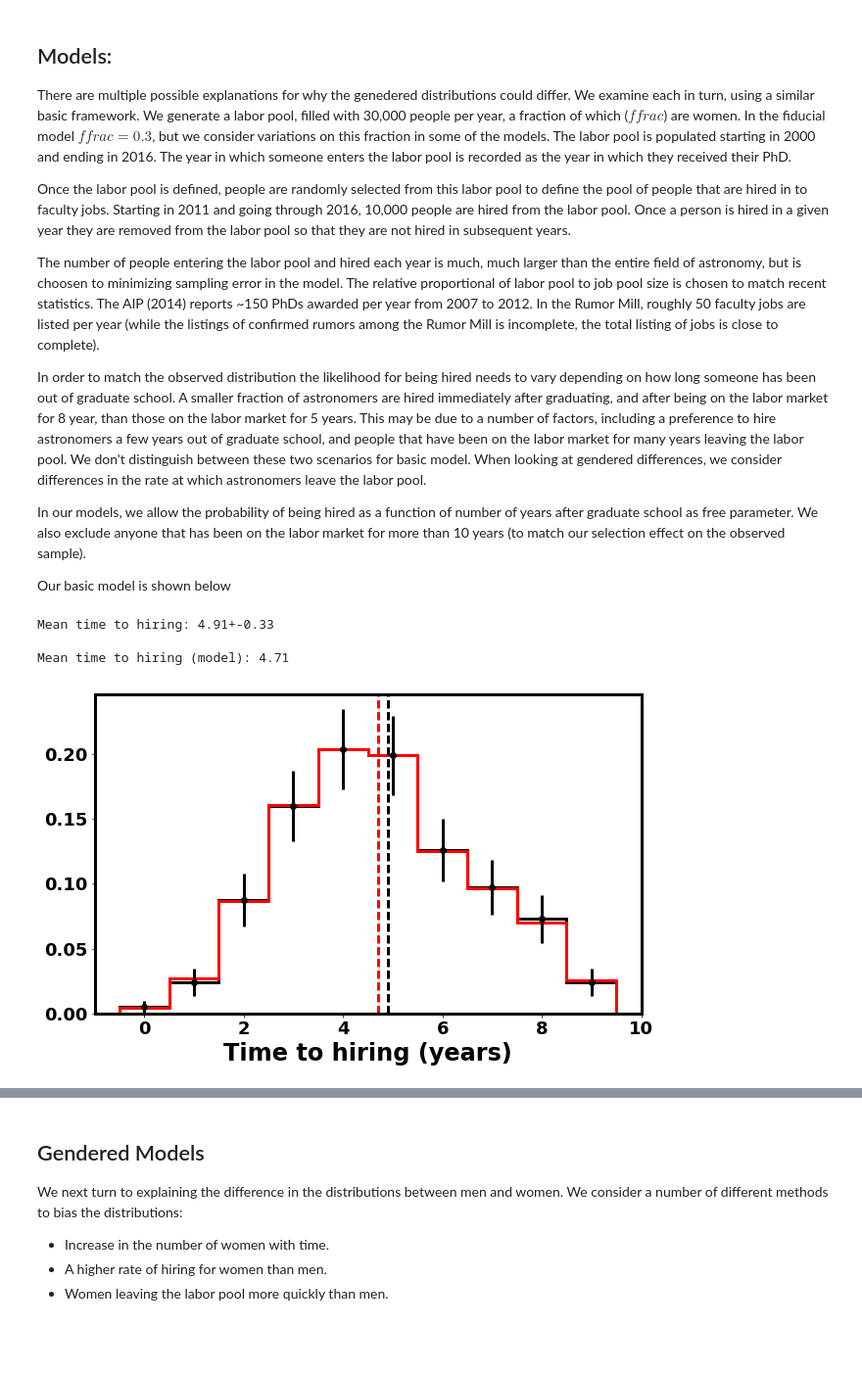
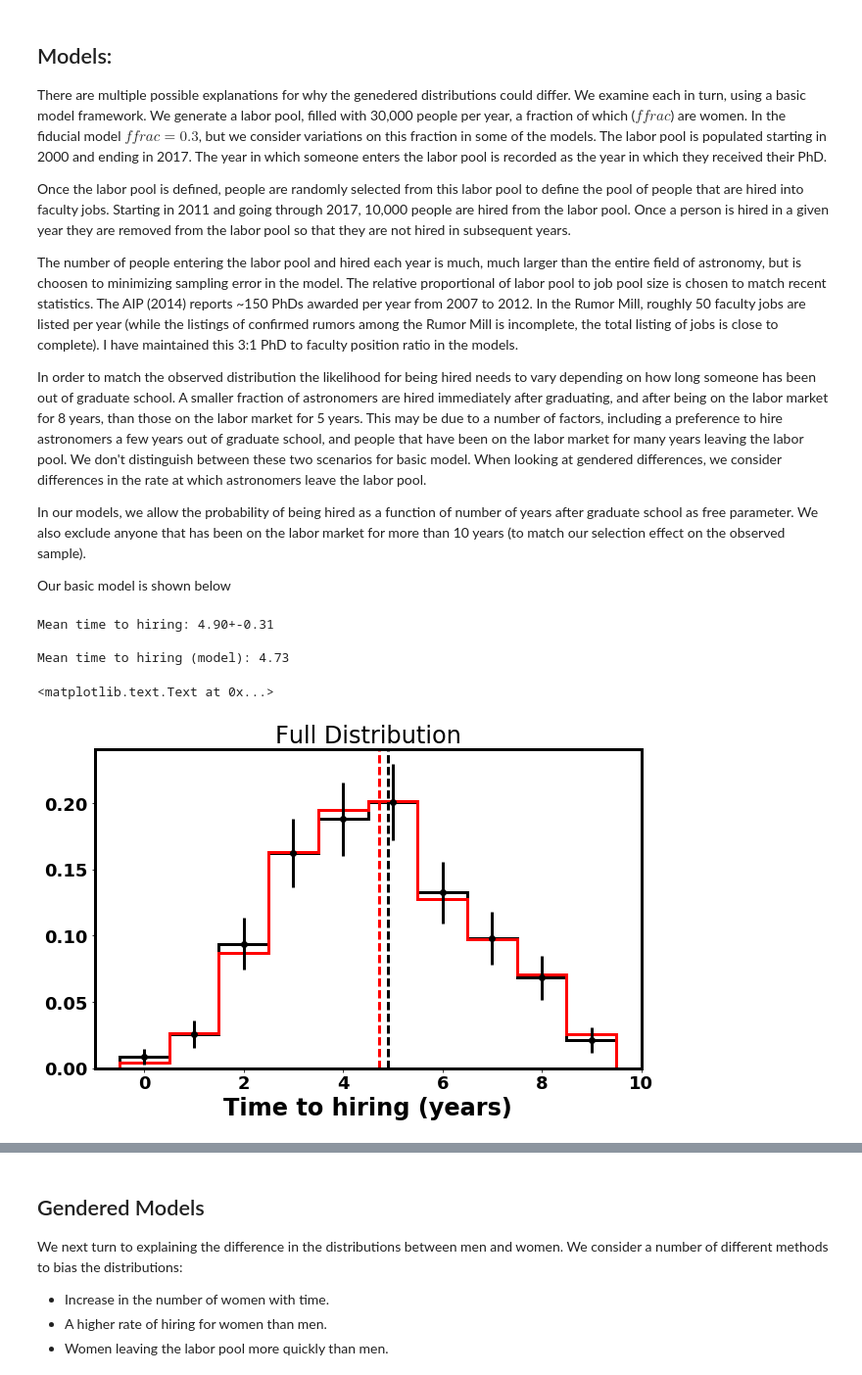
Before and after one commit to kevin-flaherty/hiring_distro, a Jupyter notebook: hiring_demo.ipynb, the cells around one changed output, grey strips where cells are left out. Shown: that part at 98% size. Drawn from its saved outputs; the diff is of its cells as text; code cells hidden in the pictures; blank space fills up the shorter version.

Commit message:
Updated jupyter notebook to the recent statistics

```diff
--- a/hiring_demo.ipynb
+++ b/hiring_demo.ipynb
@@ -38,22 +38,24 @@ There is a significant difference in the gendered distributions. Women are hired
 # %% [markdown]
 ## Models:
 
-There are multiple possible explanations for why the genedered distributions could differ. We examine each in turn, using a similar basic framework. We generate a labor pool, filled with 30,000 people per year, a fraction of which ($ffrac$) are women. In the fiducial model $ffrac=0.3$, but we consider variations on this fraction in some of the models. The labor pool is populated starting in 2000 and ending in 2016. The year in which someone enters the labor pool is recorded as the year in which they received their PhD.
+There are multiple possible explanations for why the genedered distributions could differ. We examine each in turn, using a basic model framework. We generate a labor pool, filled with 30,000 people per year, a fraction of which ($ffrac$) are women. In the fiducial model $ffrac=0.3$, but we consider variations on this fraction in some of the models. The labor pool is populated starting in 2000 and ending in 2017. The year in which someone enters the labor pool is recorded as the year in which they received their PhD.
 
-Once the labor pool is defined, people are randomly selected from this labor pool to define the pool of people that are hired in to faculty jobs. Starting in 2011 and going through 2016, 10,000 people are hired from the labor pool. Once a person is hired in a given year they are removed from the labor pool so that they are not hired in subsequent years.
+Once the labor pool is defined, people are randomly selected from this labor pool to define the pool of people that are hired into faculty jobs. Starting in 2011 and going through 2017, 10,000 people are hired from the labor pool. Once a person is hired in a given year they are removed from the labor pool so that they are not hired in subsequent years.
 
-The number of people entering the labor pool and hired each year is much, much larger than the entire field of astronomy, but is choosen to minimizing sampling error in the model. The relative proportional of labor pool to job pool size is chosen to match recent statistics. The AIP (2014) reports ~150 PhDs awarded per year from 2007 to 2012. In the Rumor Mill, roughly 50 faculty jobs are listed per year (while the listings of confirmed rumors among the Rumor Mill is incomplete, the total listing of jobs is close to complete).
+The number of people entering the labor pool and hired each year is much, much larger than the entire field of astronomy, but is choosen to minimizing sampling error in the model. The relative proportional of labor pool to job pool size is chosen to match recent statistics. The AIP (2014) reports ~150 PhDs awarded per year from 2007 to 2012. In the Rumor Mill, roughly 50 faculty jobs are listed per year (while the listings of confirmed rumors among the Rumor Mill is incomplete, the total listing of jobs is close to complete). I have maintained this 3:1 PhD to faculty position ratio in the models.
 
-In order to match the observed distribution the likelihood for being hired needs to vary depending on how long someone has been out of graduate school. A smaller fraction of astronomers are hired immediately after graduating, and after being on the labor market for 8 year, than those on the labor market for 5 years. This may be due to a number of factors, including a preference to hire astronomers a few years out of graduate school, and people that have been on the labor market for many years leaving the labor pool. We don't distinguish between these two scenarios for basic model. When looking at gendered differences, we consider differences in the rate at which astronomers leave the labor pool.
+In order to match the observed distribution the likelihood for being hired needs to vary depending on how long someone has been out of graduate school. A smaller fraction of astronomers are hired immediately after graduating, and after being on the labor market for 8 years, than those on the labor market for 5 years. This may be due to a number of factors, including a preference to hire astronomers a few years out of graduate school, and people that have been on the labor market for many years leaving the labor pool. We don't distinguish between these two scenarios for basic model. When looking at gendered differences, we consider differences in the rate at which astronomers leave the labor pool.
 
 In our models, we allow the probability of being hired as a function of number of years after graduate school as free parameter. We also exclude anyone that has been on the labor market for more than 10 years (to match our selection effect on the observed sample).
 
 Our basic model is shown below
 # %%
-basic_model(success=[.01,.06,.2,.4,.56,.60,.4,.3,.21,.07])
+basic_model(success=[.01,.06,.2,.4,.53,.60,.4,.3,.21,.07])
+plt.title('Full Distribution',fontsize=24)
 # %% [output]
-Mean time to hiring: 4.91+-0.33
+Mean time to hiring: 4.90+-0.31
 
-Mean time to hiring (model): 4.71
+Mean time to hiring (model): 4.73
+<matplotlib.text.Text at 0x...>
-[figure, old version]
+[figure, new version]
 # %%
```
Also changed, not shown: parts of 14 cells of this notebook, 1 other file.
